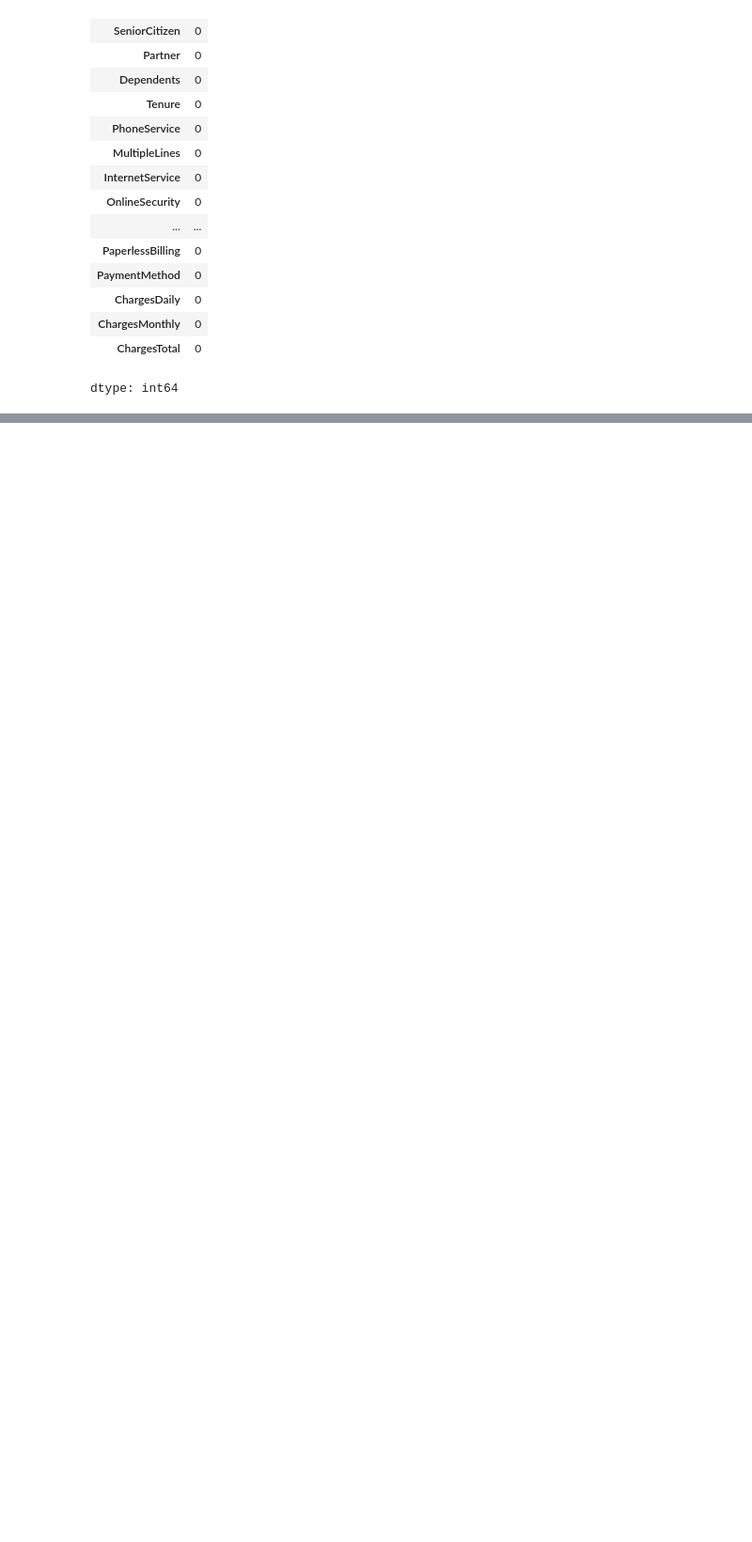
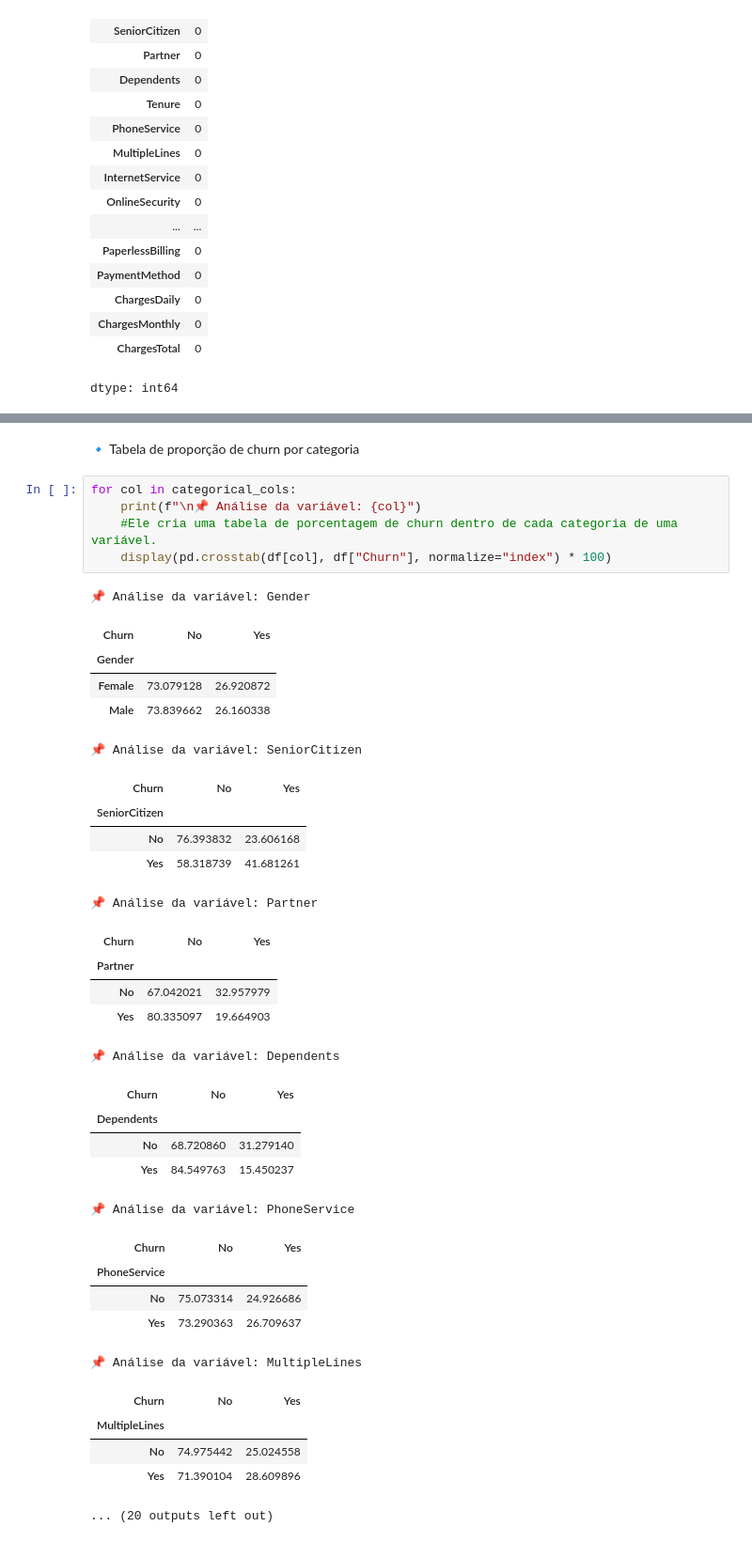
Before and after one commit to michellyaanjos/telecom-x-2, a Jupyter notebook: telecom_x2.ipynb, the cells around one changed output, grey strips where cells are left out. Shown at 94% size. Drawn from its saved outputs; the diff is of its cells as text; blank space fills up the shorter version.

```diff
--- a/telecom_x2.ipynb
+++ b/telecom_x2.ipynb
@@ -104,0 +135,39 @@ dtype: int64
+# %% [markdown]
+🔹 Tabela de proporção de churn por categoria
+# %%
+for col in categorical_cols:
+    print(f"\n📌 Análise da variável: {col}")
+    #Ele cria uma tabela de porcentagem de churn dentro de cada categoria de uma variável.
+    display(pd.crosstab(df[col], df["Churn"], normalize="index") * 100)
+# %% [output]
+📌 Análise da variável: Gender
+| Churn | No | Yes |
+| Gender |  |  |
+| Female | 73.079128 | 26.920872 |
+| Male | 73.839662 | 26.160338 |
+📌 Análise da variável: SeniorCitizen
+| Churn | No | Yes |
+| SeniorCitizen |  |  |
+| No | 76.393832 | 23.606168 |
+| Yes | 58.318739 | 41.681261 |
+📌 Análise da variável: Partner
+| Churn | No | Yes |
+| Partner |  |  |
+| No | 67.042021 | 32.957979 |
+| Yes | 80.335097 | 19.664903 |
+📌 Análise da variável: Dependents
+| Churn | No | Yes |
+| Dependents |  |  |
+| No | 68.720860 | 31.279140 |
+| Yes | 84.549763 | 15.450237 |
+📌 Análise da variável: PhoneService
+| Churn | No | Yes |
+| PhoneService |  |  |
+| No | 75.073314 | 24.926686 |
+| Yes | 73.290363 | 26.709637 |
+📌 Análise da variável: MultipleLines
+| Churn | No | Yes |
+| MultipleLines |  |  |
+| No | 74.975442 | 25.024558 |
+| Yes | 71.390104 | 28.609896 |
+... (20 outputs left out)
```
Also changed, not shown: parts of 9 cells of this notebook.
